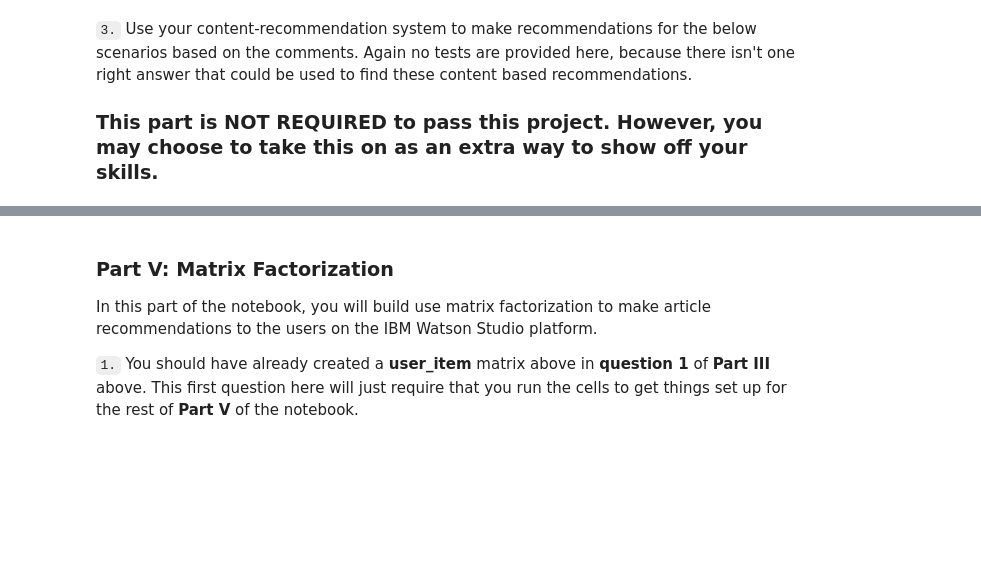
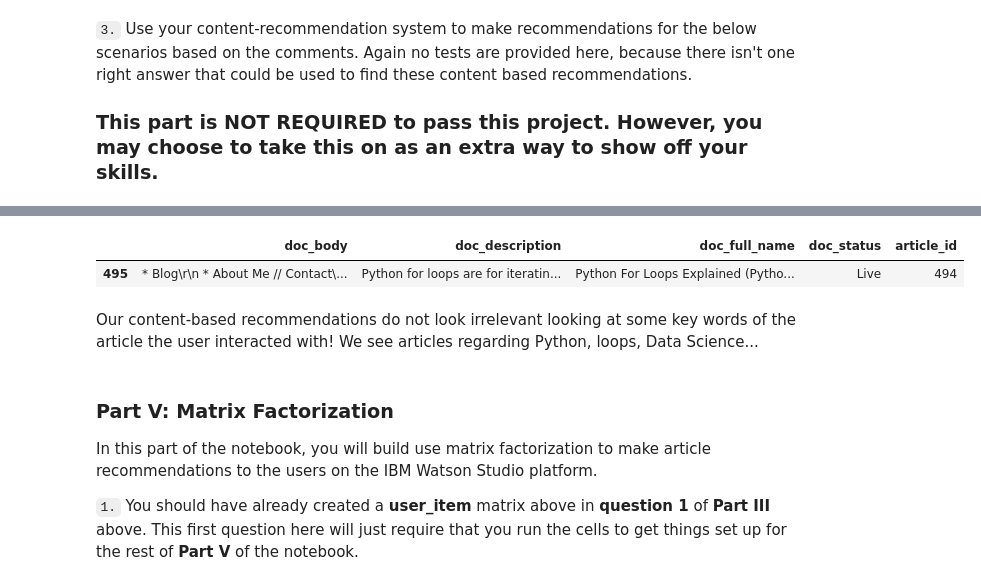
Before and after one commit to acoullandreau/p6_recommendation_engine, a Jupyter notebook: Recommendations_with_IBM.ipynb, the cells around one changed output, grey strips where cells are left out. Saved outputs shown, nothing was run; the diff lists cells and outputs as text; code cells hidden in the pictures; blank space fills up the shorter version.

Commit message:
feat: completed part IV implementation for Content Based Recommendations

```diff
--- a/Recommendations_with_IBM.ipynb
+++ b/Recommendations_with_IBM.ipynb
@@ -861,3 +1248,10 @@ def make_content_recs():
+# %%
+df_content[df_content['article_id']==494]
+# %% [output]
+|  | doc_body | doc_description | doc_full_name | doc_status | article_id |
+| 495 | * Blog\r\n * About Me // Contact\... | Python for loops are for iteratin... | Python For Loops Explained (Pytho... | Live | 494 |
+# %% [markdown]
+Our content-based recommendations do not look irrelevant looking at some key words of the article the user interacted with! We see articles regarding Python, loops, Data Science...
 # %% [markdown]
 ### <a class="anchor" id="Matrix-Fact">Part V: Matrix Factorization</a>
 
```
Also changed, not shown: parts of 39 cells of this notebook.
